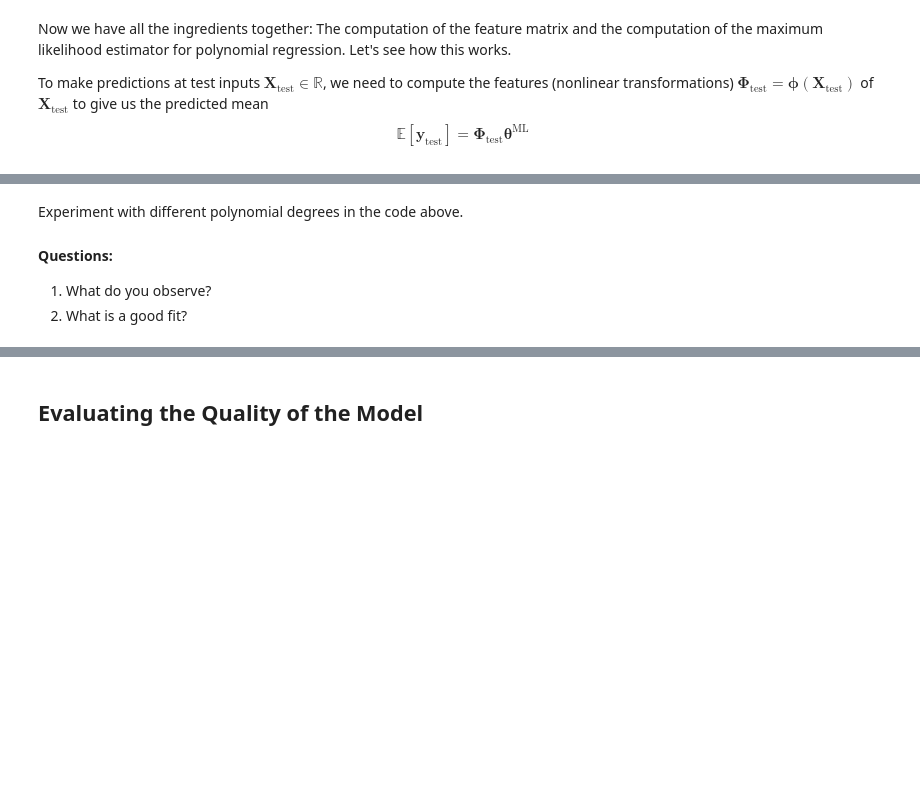
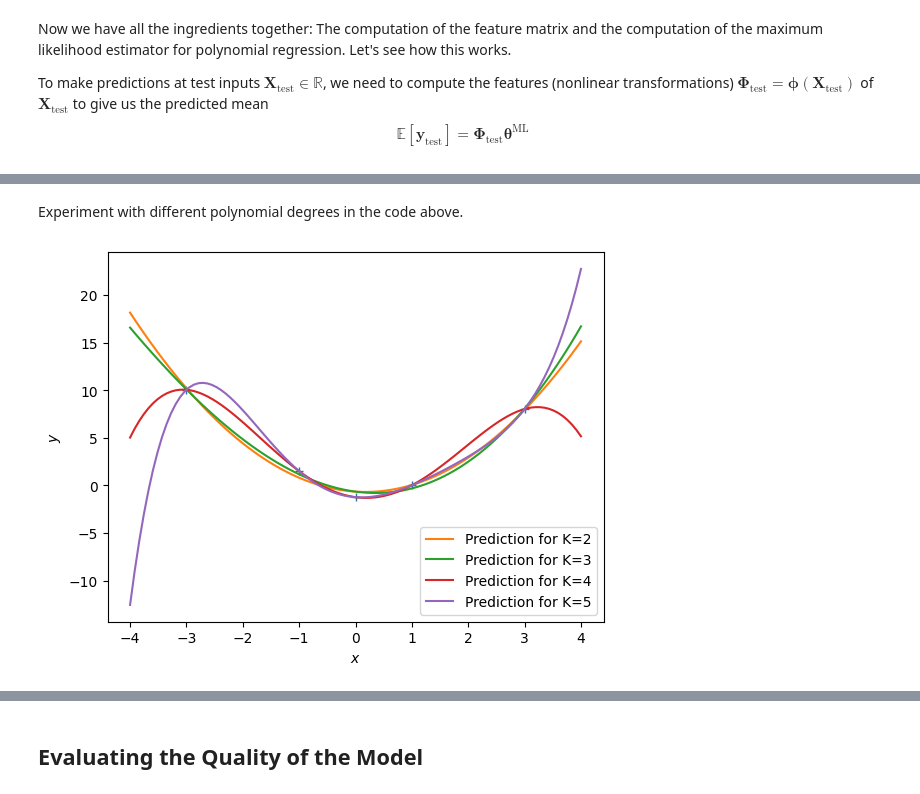
Before and after one commit to albamr09/MML, a Jupyter notebook: 09_Linear_Regression/tutorial_linear_regression.ipynb, the cells around one changed output, grey strips where cells are left out. Drawn from its saved outputs; the diff is of its cells as text; code cells hidden in the pictures; blank space fills up the shorter version.

```diff
--- a/09_Linear_Regression/tutorial_linear_regression.ipynb
+++ b/09_Linear_Regression/tutorial_linear_regression.ipynb
@@ -321,7 +320,7 @@ def poly_features(X, K):
     Phi = np.zeros((N, K+1))
 
     # Compute the feature matrix in stages
-    Phi = np.zeros((N, K+1)) ## <-- EDIT THIS LINE
+    Phi = np.matrix([[x**i for i in range(0, K+1)] for x in X])
     return Phi
 # %% [markdown]
 With this feature matrix we get the maximum likelihood estimator as
@@ -344,7 +343,7 @@ def nonlinear_features_maximum_likelihood(Phi, y):
     D = Phi.shape[1]
 
     # maximum likelihood estimate
-    theta_ml = np.zeros((D,1)) ## <-- EDIT THIS LINE
+    theta_ml = np.linalg.pinv(Phi.T@Phi + kappa*np.identity(D))@Phi.T@y
 
 
     return theta_ml
@@ -377,5 +378,25 @@ plt.ylabel("$y$");
 # %% [markdown]
 Experiment with different polynomial degrees in the code above.
-#### Questions:
-1. What do you observe?
-2. What is a good fit?
+# %%
+K = [2, 3, 4, 5]
+Phi = [poly_features(X, i) for i in K]
+
+theta_ml = [nonlinear_features_maximum_likelihood(phi, y) for phi in Phi]
+
+# test inputs
+Xtest = np.linspace(-4,4,100).reshape(-1,1)
+
+# feature matrix for test inputs
+Phi_test = [poly_features(Xtest, i) for i in K]
+
+y_pred = [Phi_test[i] @ theta_ml[i] for i in range(len(K))]
+
+plt.figure()
+plt.plot(X, y, '+')
+for i in range(len(K)):
+    plt.plot(Xtest, y_pred[i], label=f'Prediction for K={K[i]}')
+plt.xlabel("$x$")
+plt.ylabel("$y$")
+plt.legend();
+# %% [output]
+[figure, added]
```
Also changed, not shown: parts of 6 cells of this notebook.
